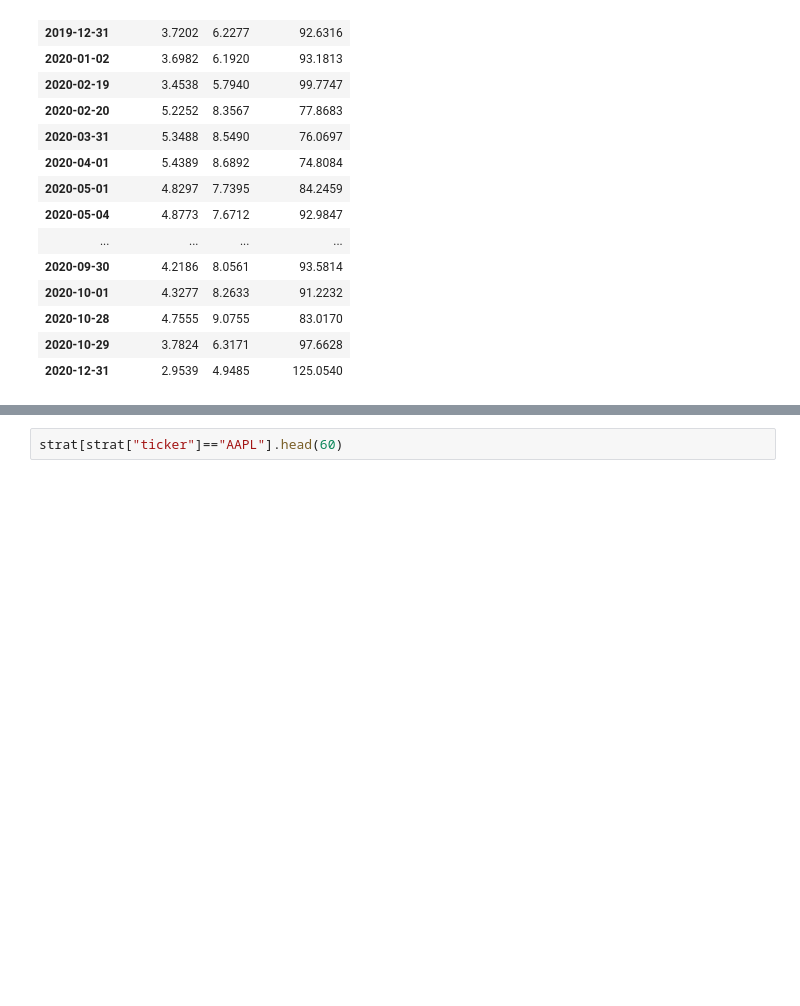
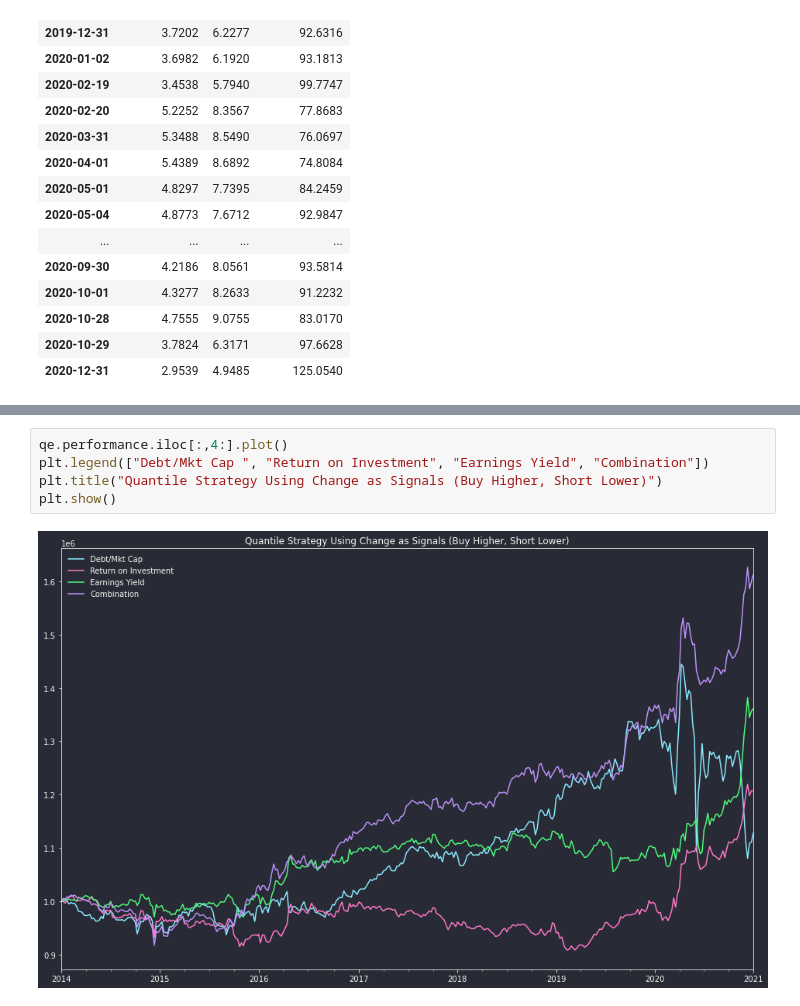
Before and after one commit to philipwlee/regquant, a Jupyter notebook: hw3_ratio_quantiles/hw3_ratio_quantiles_philip_lee_12129240.ipynb, the cells around one changed output, grey strips where cells are left out. Saved outputs shown, nothing was run; the diff lists cells and outputs as text; blank space fills up the shorter version.

```diff
--- a/hw3_ratio_quantiles/hw3_ratio_quantiles_philip_lee_12129240.ipynb
+++ b/hw3_ratio_quantiles/hw3_ratio_quantiles_philip_lee_12129240.ipynb
@@ -745,2 +801,7 @@ KeyError: "['chg', 'q_sig_roi'] not in index"
-# %%
-strat[strat["ticker"]=="AAPL"].head(60)
+# %%
+qe.performance.iloc[:,4:].plot()
+plt.legend(["Debt/Mkt Cap ", "Return on Investment", "Earnings Yield", "Combination"])
+plt.title("Quantile Strategy Using Change as Signals (Buy Higher, Short Lower)")
+plt.show()
+# %% [output]
+[figure, added]
```
Also changed, not shown: parts of 39 cells of this notebook.
